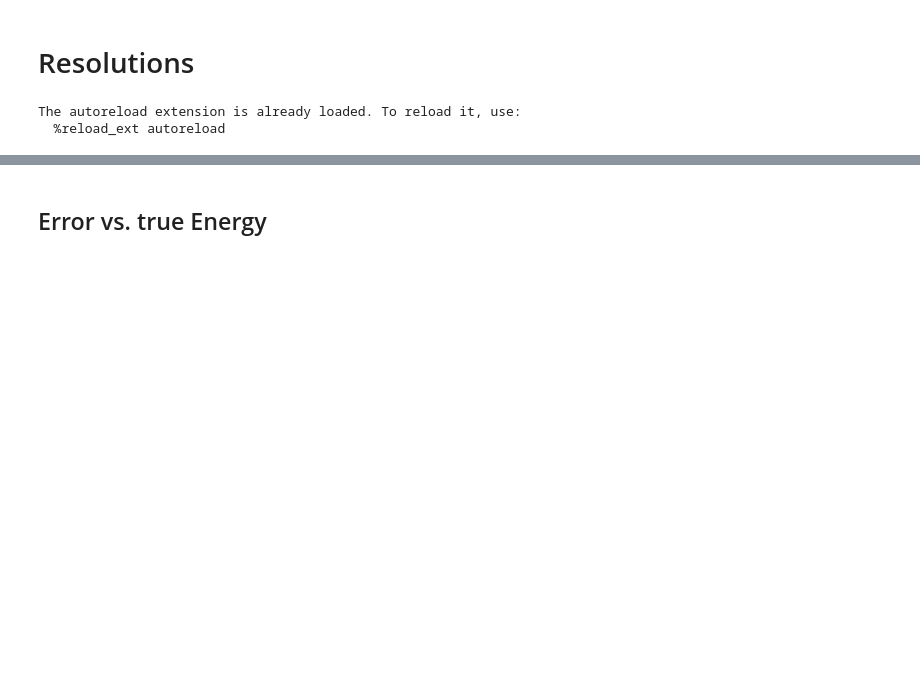
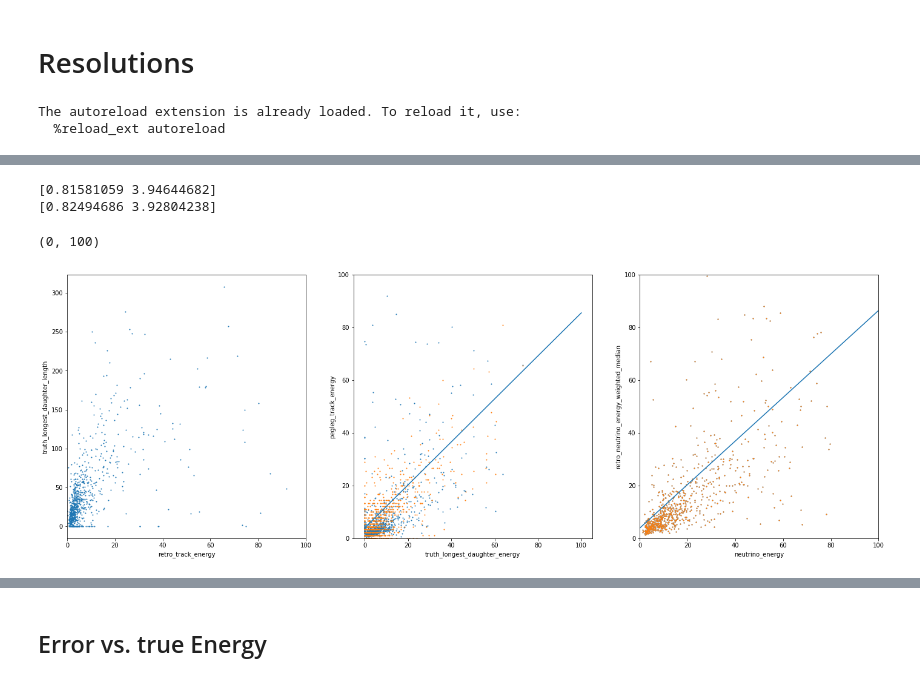
Before and after one commit to ts4051/retro, a Jupyter notebook: notebooks/resolutions.ipynb, the cells around one changed output, grey strips where cells are left out. Cells and saved outputs as stored; diff of their text form; code cells hidden in the pictures; blank space fills up the shorter version.

```diff
--- a/notebooks/resolutions.ipynb
+++ b/notebooks/resolutions.ipynb
@@ -219,3 +235,35 @@ plt.savefig('n_llhs.png')
+# %%
+events.vars
+fig, axes = plt.subplots(figsize=(24, 8), ncols=3, nrows=1)
+#events.plot_2d(fig, axes[0], 'truth_longest_daughter_energy', 'truth_longest_daughter_length', s=1)
+events.plot_2d(fig, axes[0], 'retro_track_energy', 'truth_longest_daughter_length', s=1)
+#axes[1].plot([0,100], [0,100])
+events.plot_2d(fig, axes[1], 'truth_longest_daughter_energy', 'retro_track_energy_weighted_median', s=1)
+fit = np.polyfit(events['truth_longest_daughter_energy'],events['retro_track_energy_weighted_median'],1)
+print fit
+fit_fn = np.poly1d(fit)
+x = np.linspace(0,100,100)
+axes[1].plot(x, fit_fn(x))
+events.plot_2d(fig, axes[1], 'truth_longest_daughter_energy', 'pegleg_track_energy', s=1)
+axes[1].set_ylim((0,100))
+axes[0].set_xlim((0,100))
+events.plot_2d(fig, axes[2], 'neutrino_energy', 'retro_energy', s=1)
+events['retro_neutrino_energy_weighted_median'] = events['retro_energy'] #/ 0.6 - 4
+events.plot_2d(fig, axes[2], 'neutrino_energy', 'retro_neutrino_energy_weighted_median', s=1)
+fit = np.polyfit(events['neutrino_energy'],events['retro_neutrino_energy_weighted_median'],1)
+print fit
+fit_fn = np.poly1d(fit)
+x = np.linspace(0,100,100)
+axes[2].plot(x, fit_fn(x))
+#events.plot_2d(fig, axes[2], 'pegleg_energy', 'neutrino_energy', s=1)
+axes[2].set_xlim((0,100))
+axes[2].set_ylim((0,100))
+#axes[2].plot([0,100], [0,100])
+# %% [output]
+[0.81581059 3.94644682]
+[0.82494686 3.92804238]
+(0, 100)
+[figure, added]
 # %%
 plt.scatter(events['n_llh'], -events['min_llh'], s=0.1)
 plt.scatter(events['n_llh'], -events['max_llh'], s=0.1)
```
Also changed, not shown: parts of 12 cells of this notebook, 3 other files.
